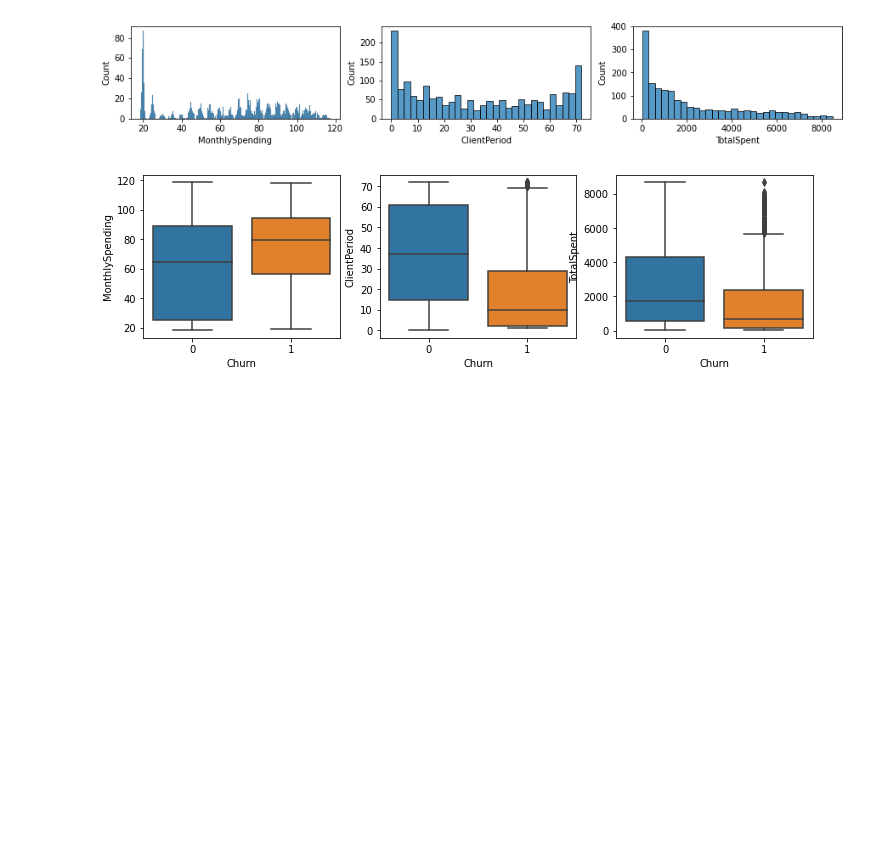
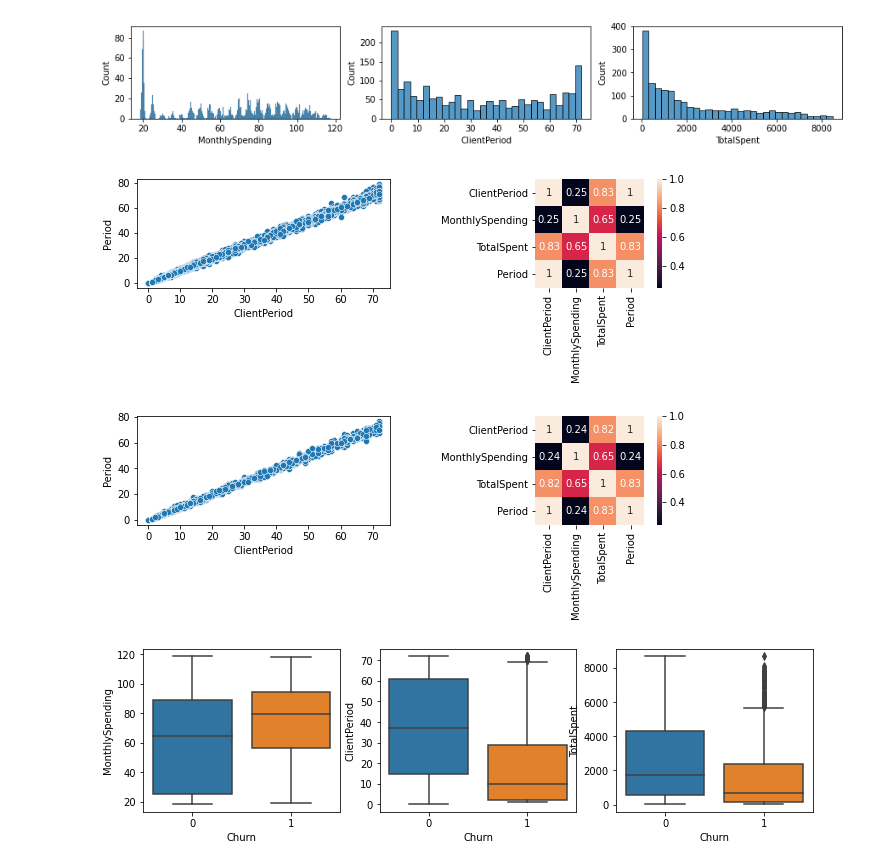
Before and after one commit to MitrofanovDmitry/study, a Jupyter notebook: practice/60 customer churn (dls)/5.ipynb, the cells around one changed output. Saved outputs shown, nothing was run; the diff lists cells and outputs as text; code cells hidden in the pictures; blank space fills up the shorter version.

```diff
--- a/practice/60 customer churn (dls)/5.ipynb
+++ b/practice/60 customer churn (dls)/5.ipynb
@@ -143,6 +145,25 @@ show_num_distributions(test_data.copy())
 # %% [output]
 [figure]
 [figure]
+# %%
+# Checking correlation between numerical variables
+# ClientPeriod ~= TotalSpent / MonthlySpending
+# Each of them can be linearly reconstructed from the others
+# We won't use 'TotalSpent' feature
+
+def show_correlation(data):
+    num_cols_ = num_cols + ['Period']
+    data['TotalSpent'] = pd.to_numeric(data['TotalSpent'], errors='coerce').fillna(0)
+    data['Period'] = data['TotalSpent'] / data['MonthlySpending']
+    fig, axes = plt.subplots(1,2,figsize=(10,2))
+    sns.scatterplot(x='ClientPeriod', y='Period', data=data, ax=axes[0])
+    sns.heatmap(data[num_cols_].corr(method='pearson').abs(), annot=True, square=True, ax=axes[1]);
+
+show_correlation(train_data.copy())
+show_correlation(test_data.copy())
+# %% [output]
+[figure, added]
+[figure, added]
 # %%
 # Looking for outliers
 # ClientPeriod: there are some (Churn = 1)
```
Also changed, not shown: parts of 10 cells of this notebook.
